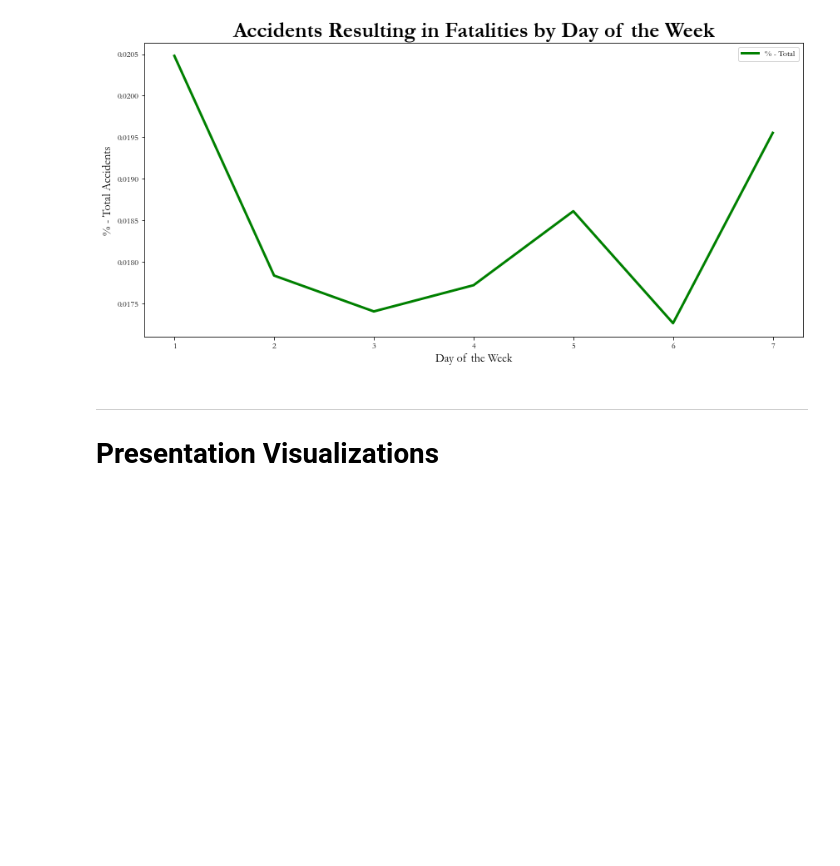
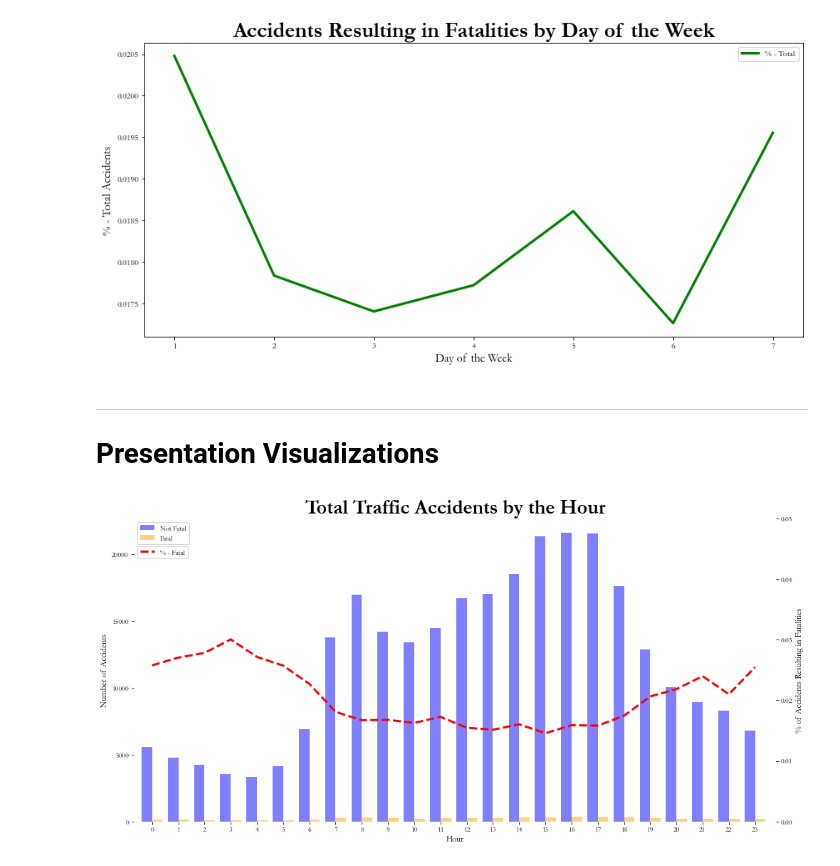
Before and after one commit to Morgan-Sell/chi-traffic-accidents, a Jupyter notebook: chi-traffic-preso-eda.ipynb, the cells around one changed output. Saved outputs shown, nothing was run; the diff lists cells and outputs as text; code cells hidden in the pictures; blank space fills up the shorter version.

```diff
--- a/chi-traffic-preso-eda.ipynb
+++ b/chi-traffic-preso-eda.ipynb
@@ -231,8 +220,6 @@ hour_fatal_df['prcnt_fatal'] = hour_fatal_df['num_fatal'] / hour_fatal_df['total
 pos_hour = list(range(len(hour_fatal_df['hour'])))
 width = 0.4
 
-
-# Create
 fig, ax1 = plt.subplots(figsize=(14,7))
 
 ax1.bar(pos_hour, hour_fatal_df['num_not_fatal'], width, alpha=0.5, color='b', label='Not Fatal')
@@ -246,37 +233,36 @@ ax1.set_title('Total Traffic Accidents by the Hour', fontsize=28, fontweight='bo
 ax1.set_xlim(-0.5, len(hour_fatal_df))
 
 ax1.legend(loc='upper left', facecolor='white')
 ax1.spines['top'].set_visible(False)
 ax1.spines['right'].set_visible(False)
 ax1.spines['bottom'].set_visible(False)
 ax1.spines['left'].set_visible(False)
 ax1.grid(color=None, linestyle='None')
 ax1.set_facecolor('white')
 
-
 # Share x-axis
 ax2=ax1.twinx()
 
 ax2.set_ylabel('% of Accidents Resulting in Fatalities', fontsize=12)
 ax2.set_ylim(0,0.05)
 ax2.plot([p + width/2 for p in pos_hour], hour_fatal_df['prcnt_fatal'] , color='red', linestyle='--', linewidth=3,
          label='% - Fatal')
 
-ax2.legend(bbox_to_anchor=(0, 0, 0.14, 0.87), facecolor='white')
+ax2.legend(bbox_to_anchor=(0, 0, 0.09, 0.92), facecolor='white')
 ax2.grid(color=None, linestyle='None')
 plt.rcParams['font.family'] = 'garamond'
-
 
 ax2.spines['top'].set_visible(False)
 ax2.spines['right'].set_visible(False)
 ax2.spines['bottom'].set_visible(False)
 ax2.spines['left'].set_visible(False)
 plt.tight_layout();
 
-
 fig.savefig('images/hourly_trend.png')
 # check math
 #print("Returns TRUE if Total # of Accidents Reconcile: ", (sum(hour_fatal_df['total'])==len(accidents)))
+# %% [output]
+[figure, added]
 # %%
 # Calculate average probability of accident resulting in a fatality
 # Average for night and early AM.
```
Also changed, not shown: parts of 21 cells of this notebook.
